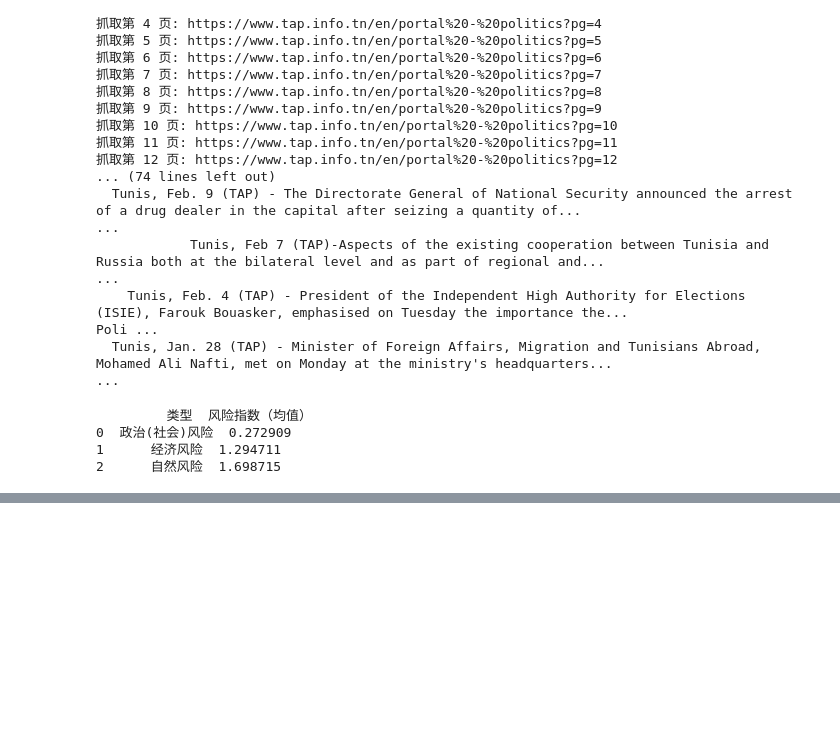
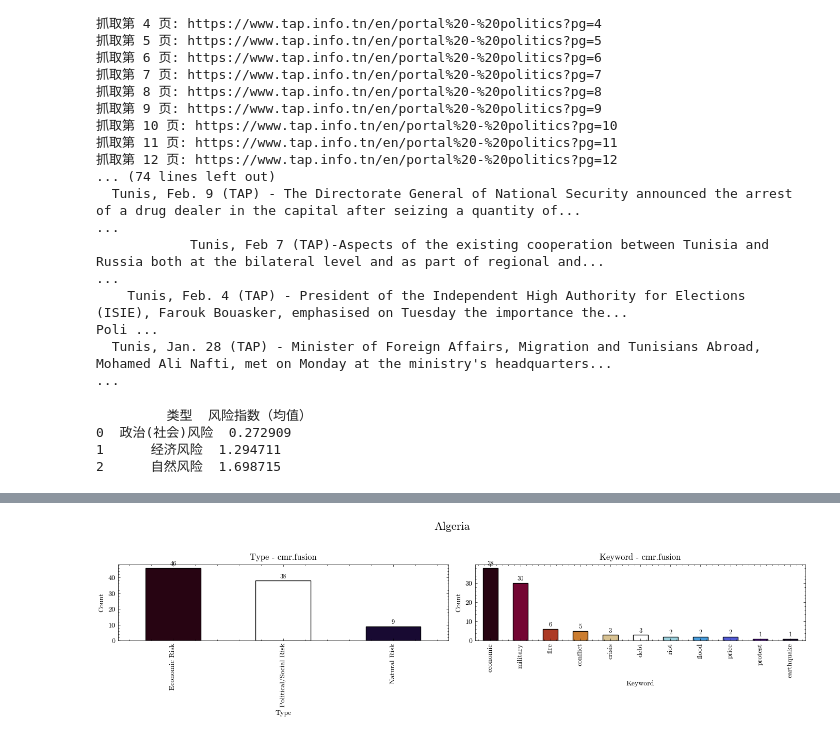
Before and after one commit to pique2233/Mena-Risk-Scraper, a Jupyter notebook: zdtxs.ipynb, the cells around one changed output, grey strips where cells are left out. Drawn from its saved outputs; the diff is of its cells as text; code cells hidden in the pictures; blank space fills up the shorter version.

```diff
--- a/zdtxs.ipynb
+++ b/zdtxs.ipynb
@@ -622,0 +709,62 @@ df.to_excel("mapnews_risk_analysis.xlsx", index=False)
+# %%
+import pandas as pd
+import matplotlib.pyplot as plt
+from matplotlib import rcParams
+import scienceplots
+import cmasher as cmr
+
+# 设置中文字体（防止乱码）
+rcParams['font.family'] = 'Songti SC'
+rcParams['axes.unicode_minus'] = False
+
+plt.style.use(['science', 'no-latex'])
+
+# 读取数据
+df = pd.read_excel("阿尔及利亚/阿尔及利亚final.xlsx")
+
+# 中文转英文映射字典
+type_translate = {
+    "政治(社会)风险": "Political/Social Risk",
+    "经济风险": "Economic Risk",
+    "自然风险": "Natural Risk",
+}
+df["类型英文"] = df["匹配类型"].map(type_translate)
+
+# 类型计数 - 取前3个
+type_counts = df["类型英文"].value_counts().head(3)
+# 关键词计数
+keyword_counts = df["匹配关键词"].value_counts()
+
+# 使用第一种配色方案 cmr.fusion
+cmap_name = 'cmr.fusion'
+type_colors = cmr.take_cmap_colors(cmap_name, len(type_counts), return_fmt='hex')
+keyword_colors = cmr.take_cmap_colors(cmap_name, len(keyword_counts), return_fmt='hex')
+
+# 创建图形
+fig, axes = plt.subplots(1, 2, figsize=(14, 4))
+fig.suptitle('Algeria', fontsize=16)
+
+# 左图：类型
+type_counts.plot(kind="bar", ax=axes[0], color=type_colors, edgecolor='black')
+axes[0].set_title("Type - cmr.fusion")
+axes[0].set_ylabel("Count")
+axes[0].set_xlabel("Type")
+for j, v in enumerate(type_counts):
+    axes[0].text(j, v + 0.5, str(v), ha='center', va='bottom', fontsize=9)
+
+# 右图：关键词
+keyword_counts.plot(kind="bar", ax=axes[1], color=keyword_colors, edgecolor='black')
+axes[1].set_title("Keyword - cmr.fusion")
+axes[1].set_ylabel("Count")
+axes[1].set_xlabel("Keyword")
+for j, v in enumerate(keyword_counts):
+    axes[1].text(j, v + 0.5, str(v), ha='center', va='bottom', fontsize=9)
+
+plt.tight_layout(rect=[0, 0, 1, 0.95])
+plt.show()
+
+# 打印统计数据
+print("Keyword counts:\n", keyword_counts)
+print("Top 3 Type counts:\n", type_counts)
+# %% [output]
+[figure, added]
```
Also changed, not shown: parts of 3 cells of this notebook, 2 other files.
